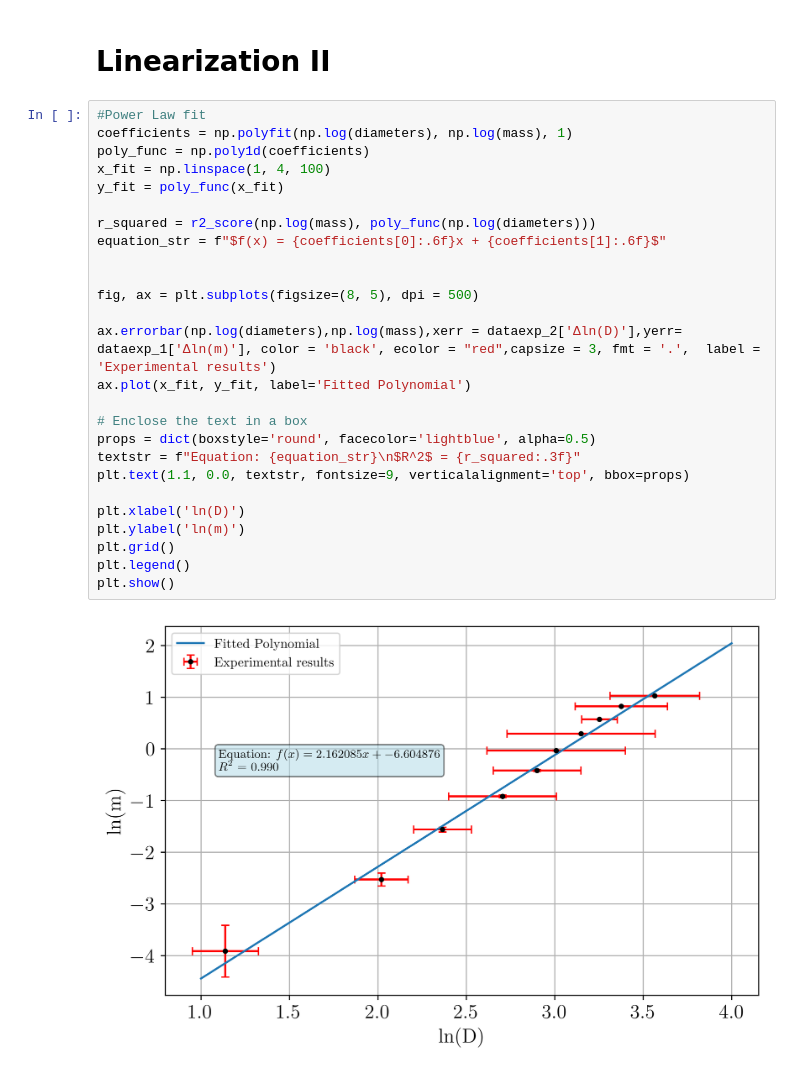
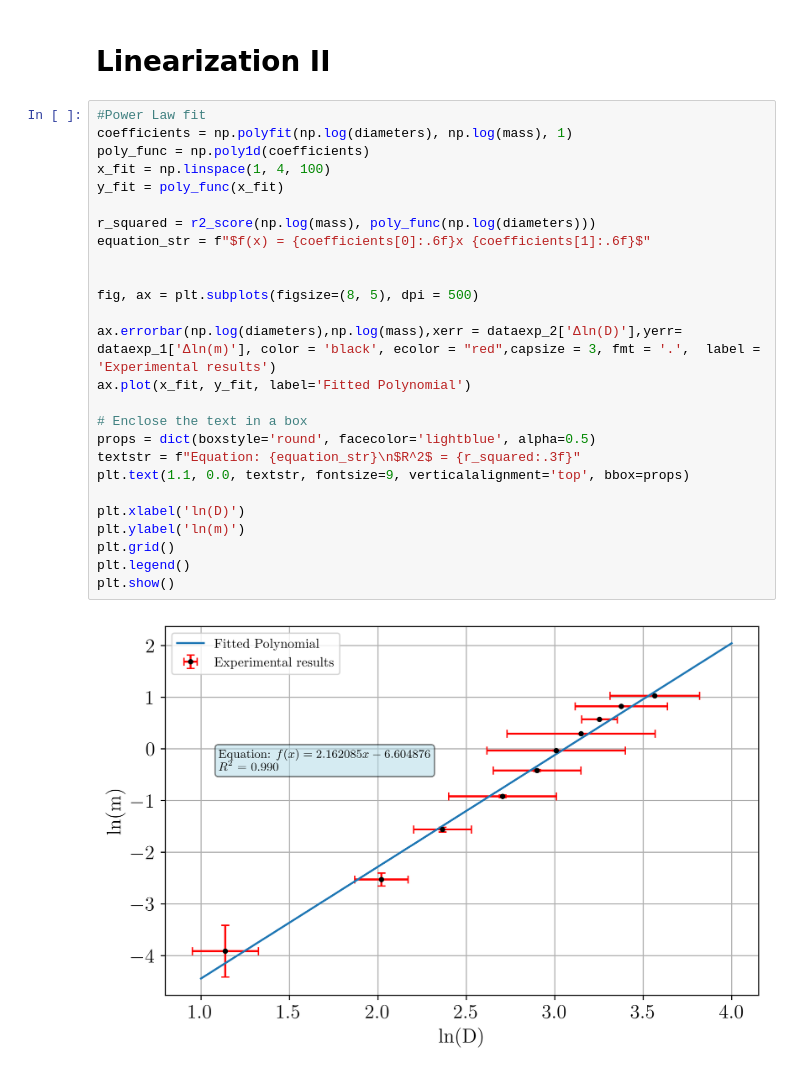
Before and after one commit to MIK2292/Lab_Sc_data_acquisition, a Jupyter notebook: 01_alluminio_frattale/Graph Notebook.ipynb, the cells around one changed output. Cells and saved outputs as stored; diff of their text form.

```diff
--- a/01_alluminio_frattale/Graph Notebook.ipynb
+++ b/01_alluminio_frattale/Graph Notebook.ipynb
@@ -147,28 +147,28 @@ plt.show()
 # %%
 #Power Law fit
 coefficients = np.polyfit(np.log(diameters), np.log(mass), 1)
 poly_func = np.poly1d(coefficients)
 x_fit = np.linspace(1, 4, 100)
 y_fit = poly_func(x_fit)
 
 r_squared = r2_score(np.log(mass), poly_func(np.log(diameters)))
-equation_str = f"$f(x) = {coefficients[0]:.6f}x + {coefficients[1]:.6f}$"
+equation_str = f"$f(x) = {coefficients[0]:.6f}x {coefficients[1]:.6f}$"
 
 
 fig, ax = plt.subplots(figsize=(8, 5), dpi = 500)
 
 ax.errorbar(np.log(diameters),np.log(mass),xerr = dataexp_2['Δln(D)'],yerr= dataexp_1['Δln(m)'], color = 'black', ecolor = "red",capsize = 3, fmt = '.',  label = 'Experimental results')
 ax.plot(x_fit, y_fit, label='Fitted Polynomial')
 
 # Enclose the text in a box
 props = dict(boxstyle='round', facecolor='lightblue', alpha=0.5)
 textstr = f"Equation: {equation_str}\n$R^2$ = {r_squared:.3f}"
 plt.text(1.1, 0.0, textstr, fontsize=9, verticalalignment='top', bbox=props)
 
 plt.xlabel('ln(D)')
 plt.ylabel('ln(m)')
 plt.grid()
 plt.legend()
 plt.show()
 # %% [output]
-[figure, old version]
+[figure, new version]
```
Also changed, not shown: 9 other files.
